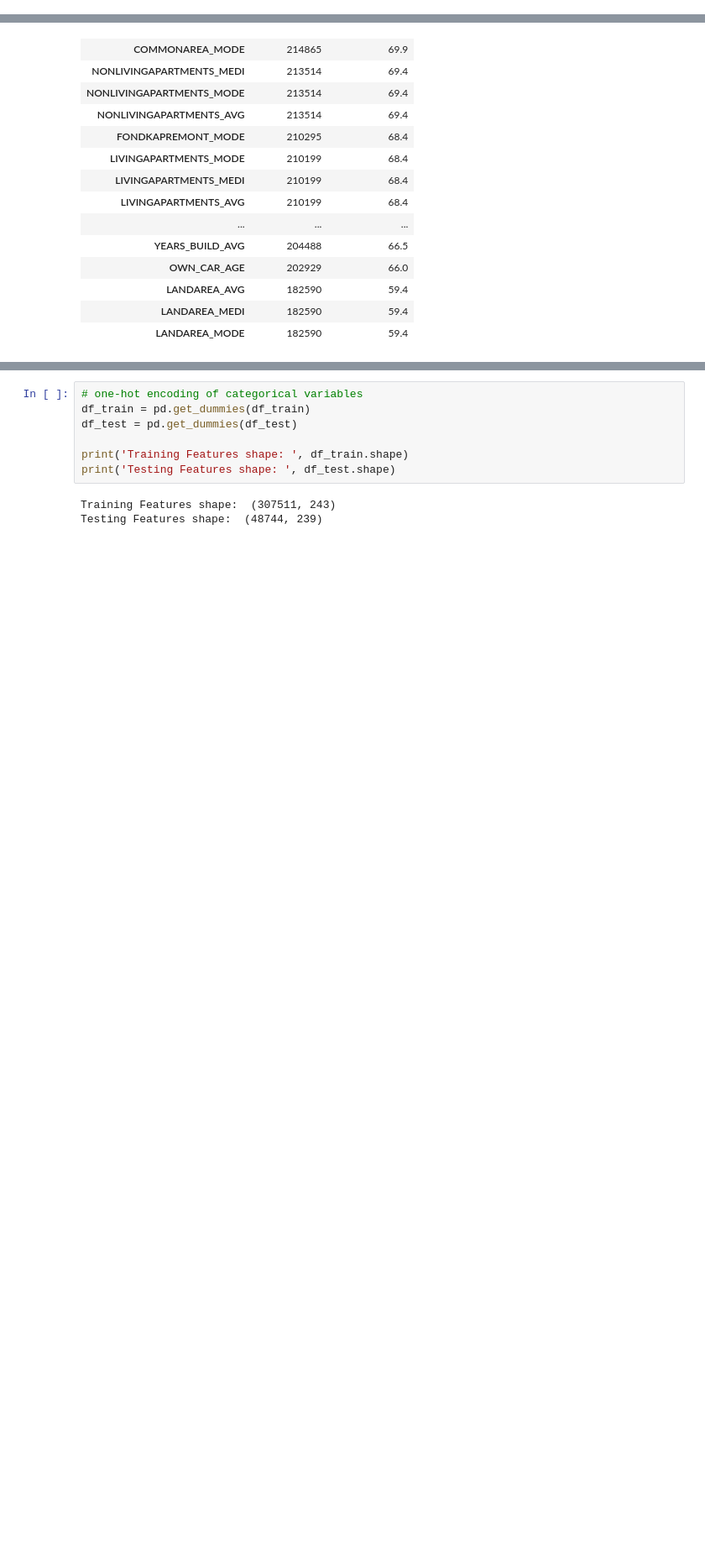
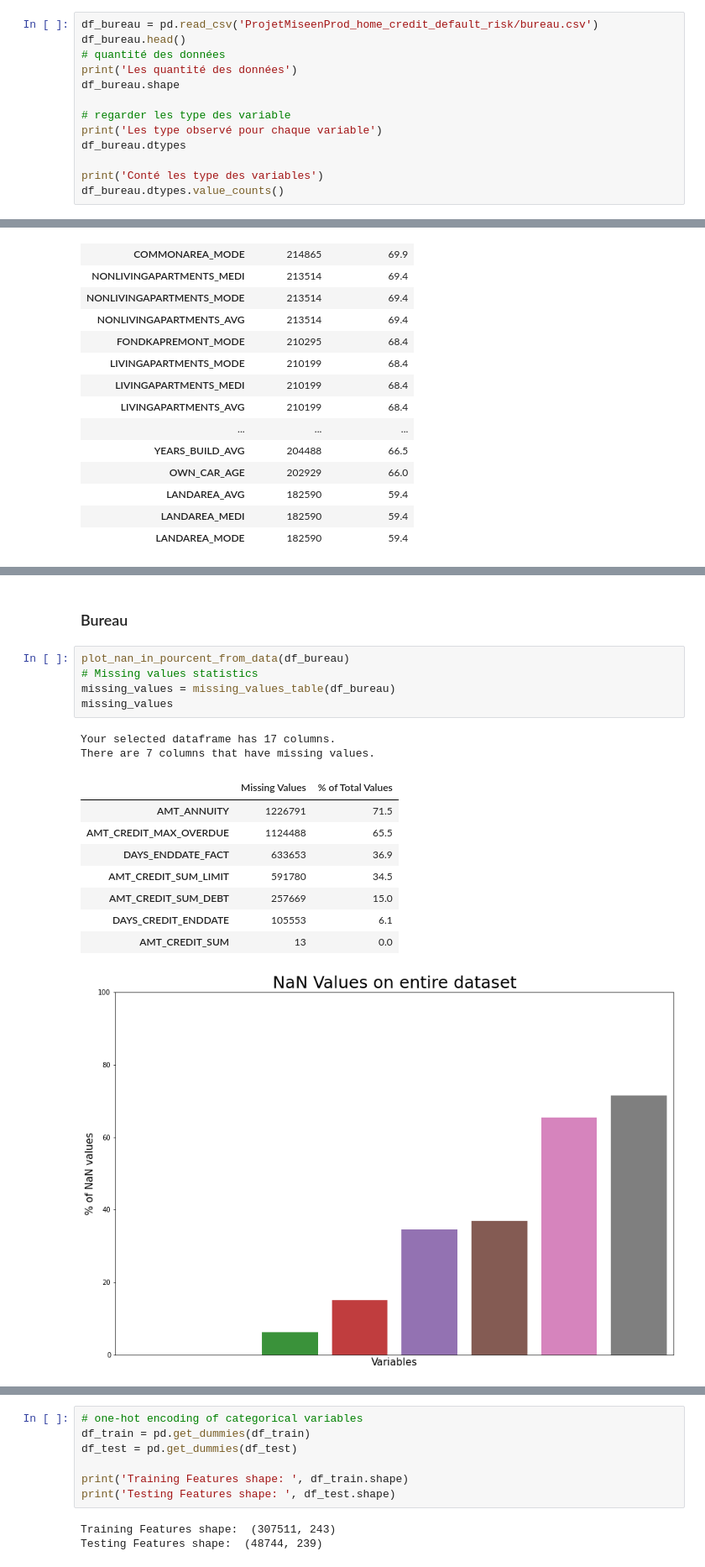
Before and after one commit to mbartcus/OC-projects, a Jupyter notebook: oc_4/Bartcus_Marius_1_notebook_052022.ipynb, the cells around one changed output, grey strips where cells are left out. Shown at 84% size. Saved outputs shown, nothing was run; the diff lists cells and outputs as text; blank space fills up the shorter version.

```diff
--- a/oc_4/Bartcus_Marius_1_notebook_052022.ipynb
+++ b/oc_4/Bartcus_Marius_1_notebook_052022.ipynb
@@ -142,0 +266,13 @@ dtype: int64
+# %%
+df_bureau = pd.read_csv('ProjetMiseenProd_home_credit_default_risk/bureau.csv')
+df_bureau.head()
+# quantité des données
+print('Les quantité des données')
+df_bureau.shape
+
+# regarder les type des variable
+print('Les type observé pour chaque variable')
+df_bureau.dtypes
+
+print('Conté les type des variables')
+df_bureau.dtypes.value_counts()
@@ -263,0 +554,19 @@ Most of the categorical variables have a relatively small number of unique entri
+# %% [markdown]
+### Bureau
+# %%
+plot_nan_in_pourcent_from_data(df_bureau)
+# Missing values statistics
+missing_values = missing_values_table(df_bureau)
+missing_values
+# %% [output]
+Your selected dataframe has 17 columns.
+There are 7 columns that have missing values.
+|  | Missing Values | % of Total Values |
+| AMT_ANNUITY | 1226791 | 71.5 |
+| AMT_CREDIT_MAX_OVERDUE | 1124488 | 65.5 |
+| DAYS_ENDDATE_FACT | 633653 | 36.9 |
+| AMT_CREDIT_SUM_LIMIT | 591780 | 34.5 |
+| AMT_CREDIT_SUM_DEBT | 257669 | 15.0 |
+| DAYS_CREDIT_ENDDATE | 105553 | 6.1 |
+| AMT_CREDIT_SUM | 13 | 0.0 |
+[figure, added]
```
Also changed, not shown: parts of 127 cells of this notebook, 2 other files.
